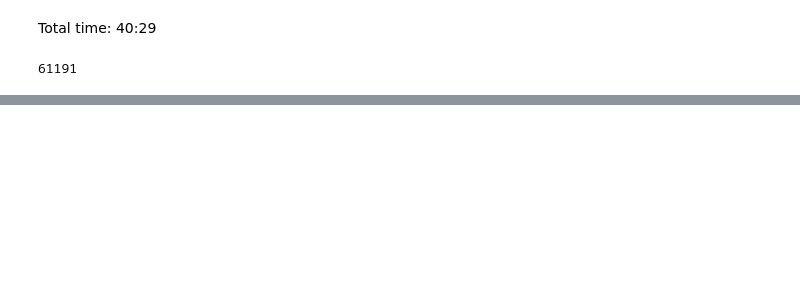
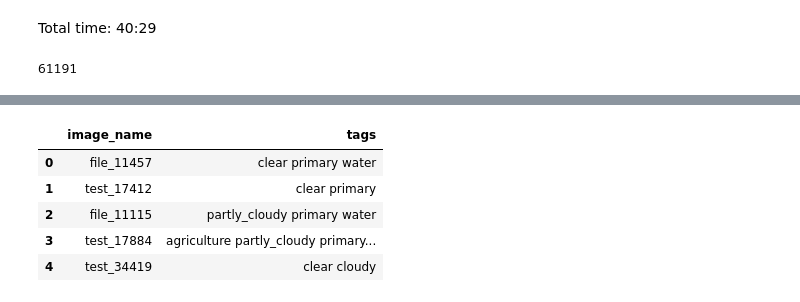
Before and after one commit to akshayb7/Understand-Amazon-forest, a Jupyter notebook: Planet - Understanding Amazon from space.ipynb, the cells around one changed output, grey strips where cells are left out. Drawn from its saved outputs; the diff is of its cells as text; code cells hidden in the pictures; blank space fills up the shorter version.

```diff
--- a/Planet - Understanding Amazon from space.ipynb
+++ b/Planet - Understanding Amazon from space.ipynb
@@ -299,0 +334,16 @@ with open('subs.pickle','wb') as sub:
+# %%
+def get_row(idx):
+    pred = preds[0][idx]
+    tags = find_tags(pred, 0.2)
+    image_path = learn.data.test_ds.x.items[idx]
+    image_name = re.search(r'([^/]+)$', f'{image_path}')[0].replace('.jpg', '')
+
+    return image_name, tags
+# %%
+df = pd.DataFrame(columns=['image_name', 'tags'])
+for idx in range(len(preds[0])):
+    if idx % 5000 == 0:
+        print(f"Completed: {idx}")
+
+    image_name, tags = get_row(idx)
+    df.loc[idx] = [image_name, tags]
@@ -299,0 +364,9 @@ with open('subs.pickle','wb') as sub:
+# %%
+df.head()
+# %% [output]
+|  | image_name | tags |
+| 0 | file_11457 | clear primary water |
+| 1 | test_17412 | clear primary |
+| 2 | file_11115 | partly_cloudy primary water |
+| 3 | test_17884 | agriculture partly_cloudy primary... |
+| 4 | test_34419 | clear cloudy |
```
Also changed, not shown: parts of 19 cells of this notebook, 2 other files.
